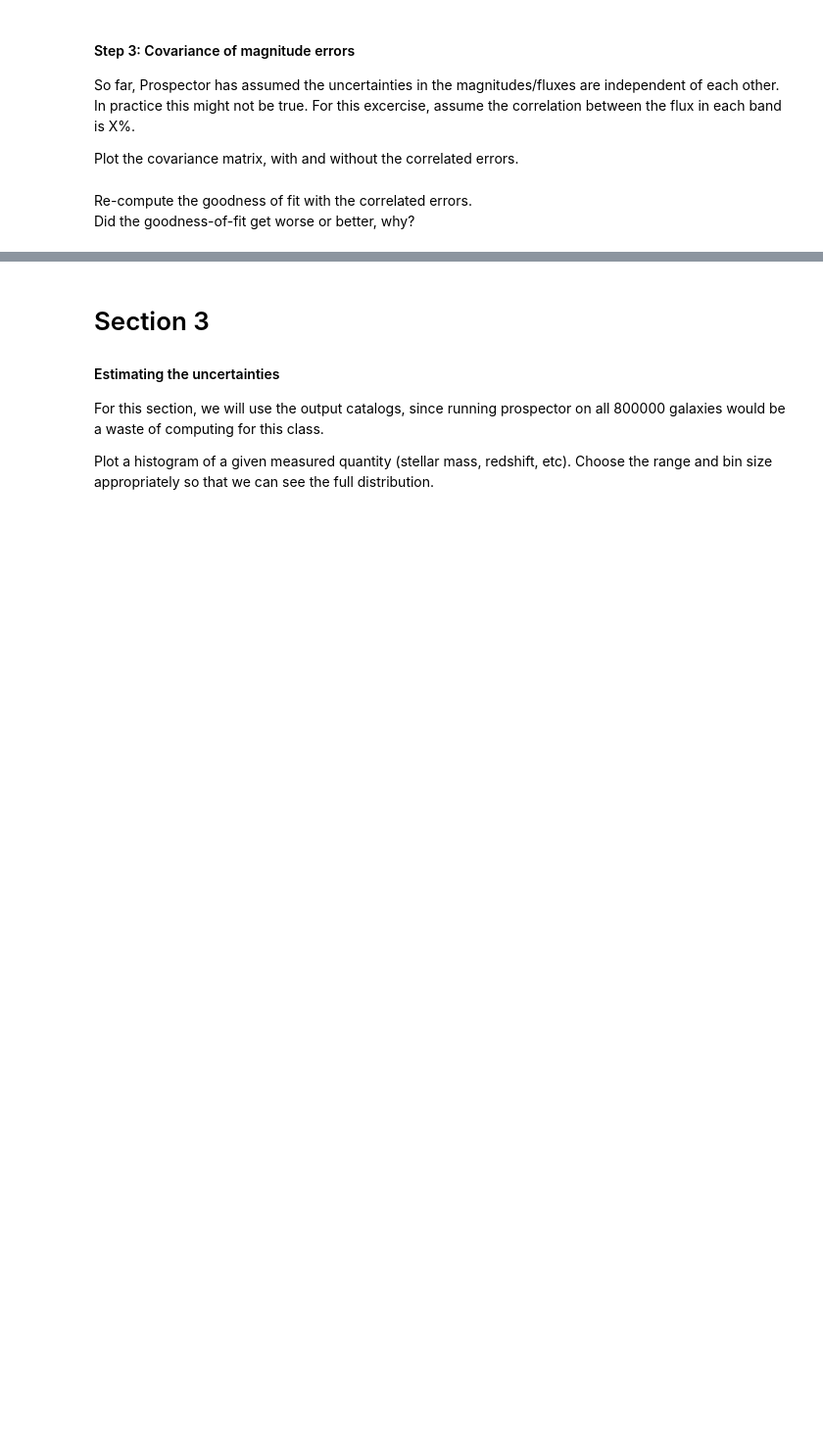
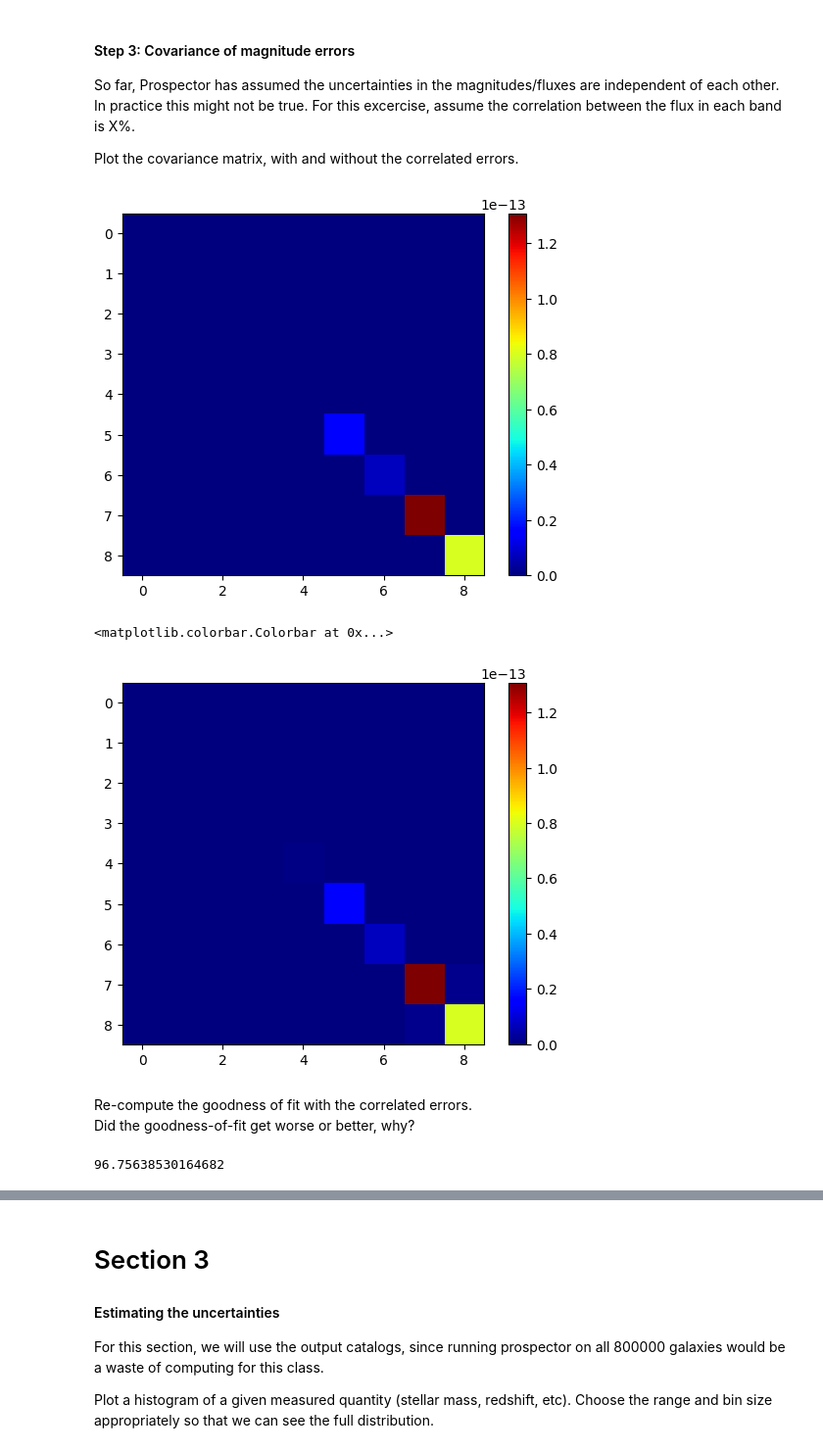
Before and after one commit to cmorgan85/UWAstroStats, a Jupyter notebook: projects/sed-fitting/assignments/assignment1.ipynb, the cells around one changed output, grey strips where cells are left out. Shown at 98% size. Saved outputs shown, nothing was run; the diff lists cells and outputs as text; code cells hidden in the pictures; blank space fills up the shorter version.

```diff
--- a/projects/sed-fitting/assignments/assignment1.ipynb
+++ b/projects/sed-fitting/assignments/assignment1.ipynb
@@ -611,8 +611,59 @@ Text(0.5, 1.0, 'Correlation matrix')
 So far, Prospector has assumed the uncertainties in the magnitudes/fluxes are independent of each other. In practice this might not be true. For this excercise, assume the correlation between the flux in each band is X%.
 
 Plot the covariance matrix, with and without the correlated errors.
+# %%
+import matplotlib.colors as clr
+
+band=obs['phot_wave']
+photo=obs['maggies']
+photo_err=obs['maggies_unc']
+
+cov_photo_uncorr = np.zeros((len(photo), len(photo)))
+for r in range(len(photo)):
+    cov_photo_uncorr[r,r] = photo_err[r]**2
+
+plt.imshow(cov_photo_uncorr, cmap='jet')
+plt.colorbar()
+plt.show()
+
+
+
+cov_photo_corr = np.copy(cov_photo_uncorr)
+for i in range(len(photo)):
+    for j in range(len(photo)):
+        if i == j:
+            continue
+        elif i < j:
+            continue
+        else:
+            cor_per_i = np.random.random()*0.2
+            cor_per_j = np.random.random()*0.2
+            cor_sign = np.random.randint(2)
+            if cor_sign == 0:
+                err = photo_err[i]*photo_err[j]*cor_per_i*cor_per_j
+            else:
+                err = -1*photo_err[i]*photo_err[j]*cor_per_i*cor_per_j
+        cov_photo_corr[i,j] = err
+        cov_photo_corr[j,i] = err
+
+
+
+plt.imshow(cov_photo_corr, cmap='jet')
+plt.colorbar()
+# %% [output]
+[figure, added]
+<matplotlib.colorbar.Colorbar at 0x...>
+[figure, added]
 # %% [markdown]
 Re-compute the goodness of fit with the correlated errors. <br>
 Did the goodness-of-fit get worse or better, why?
 # %%
-# Space to work
+model = res['bestfit']['photometry']
+
+cov_photo_corr_inv = np.linalg.inv(cov_photo_corr)
+
+chi_sq = np.matmul(np.matmul(np.transpose(model-photo), cov_photo_corr_inv), (model-photo))
+
+chi_sq
+# %% [output]
+96.75638530164682
```
Also changed, not shown: parts of 4 cells of this notebook.
